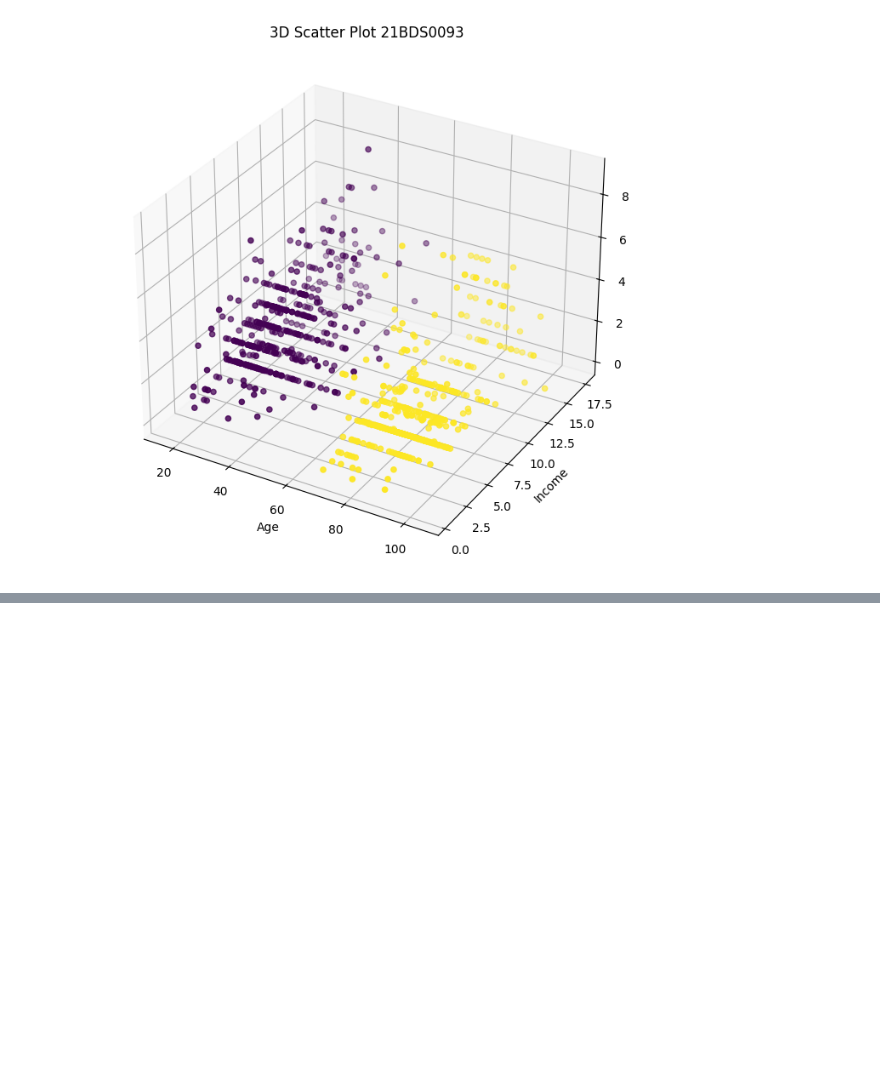
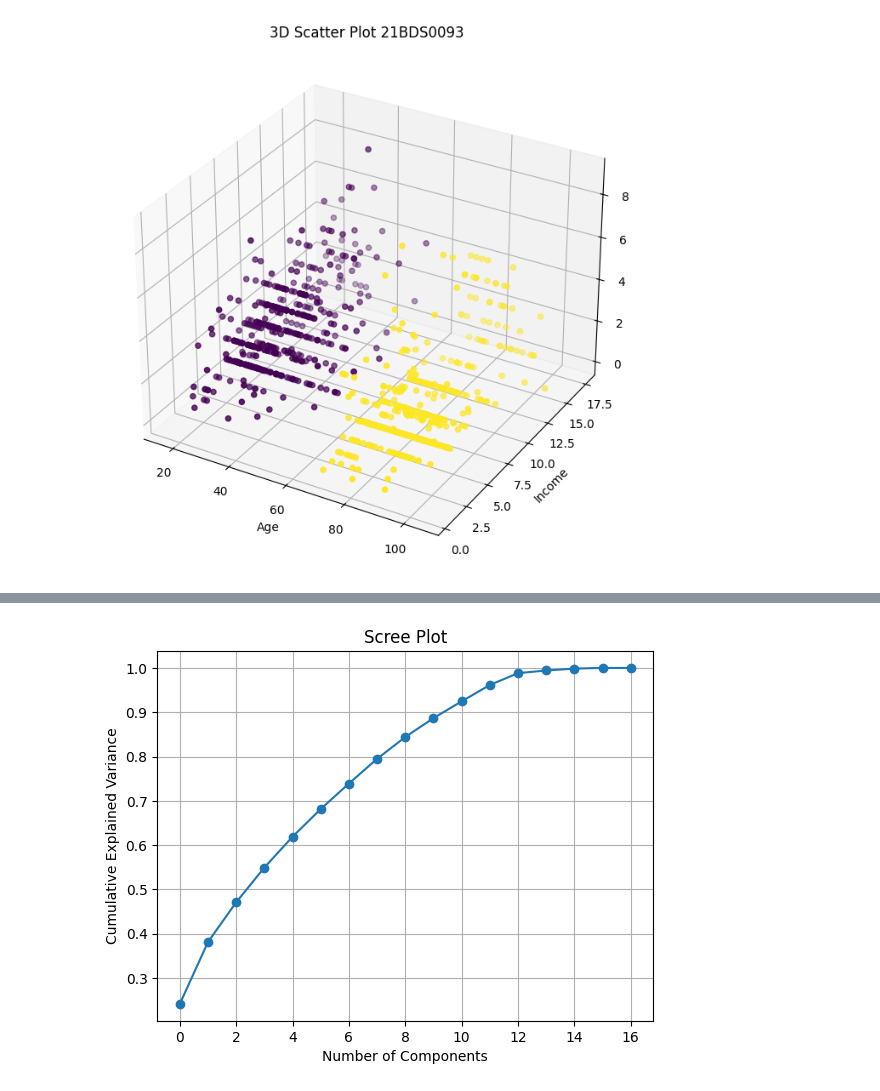
Before and after one commit to Rishzbh/EDA, a Jupyter notebook: 21BDS0093.ipynb, the cells around one changed output, grey strips where cells are left out. Cells and saved outputs as stored; diff of their text form; code cells hidden in the pictures; blank space fills up the shorter version.

```diff
--- a/21BDS0093.ipynb
+++ b/21BDS0093.ipynb
@@ -203,0 +298,16 @@ plt.show()
+# %%
+pca = PCA()
+pca_data = pca.fit_transform(data[num_cols])
+
+# Scree Plot
+plt.plot(np.cumsum(pca.explained_variance_ratio_), marker='o')
+plt.title("Scree Plot")
+plt.xlabel("Number of Components")
+plt.ylabel("Cumulative Explained Variance")
+plt.grid(True)
+plt.show()
+
+# Loadings
+pd.DataFrame(pca.components_, columns=num_cols)
+# %% [output]
+[figure, added]
```
Also changed, not shown: parts of 7 cells of this notebook.
